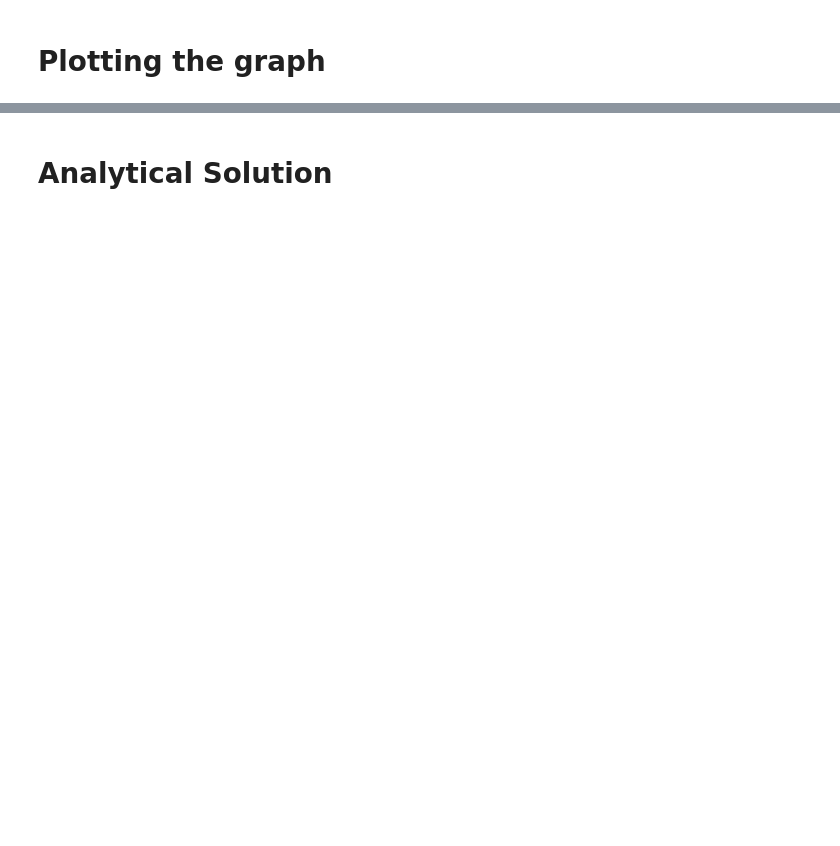
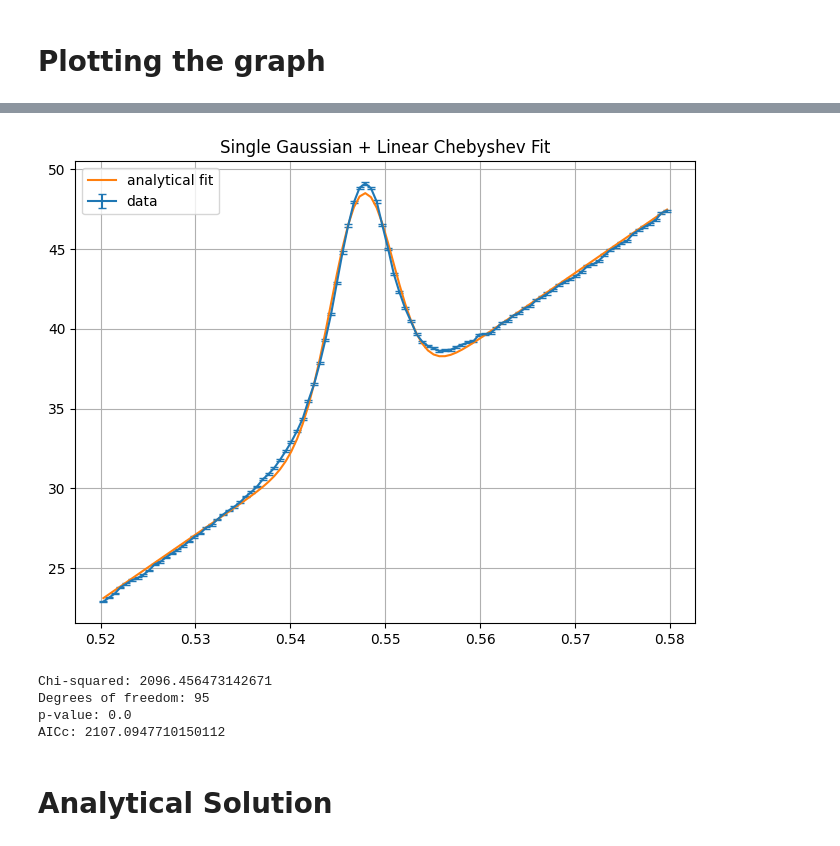
Before and after one commit to avantika2408/Data-Analysis-and-Model-Fitting, a Jupyter notebook: mcmc.ipynb, the cells around one changed output, grey strips where cells are left out. Saved outputs shown, nothing was run; the diff lists cells and outputs as text; code cells hidden in the pictures; blank space fills up the shorter version.

```diff
--- a/mcmc.ipynb
+++ b/mcmc.ipynb
@@ -60,4 +63,51 @@ len(x)
 100
+# %%
+def single(x, *gaussCheby):
+    A1, mu1,sig1,a0, a1 = gaussCheby
+    gauss1 = A1 * np.exp(-((x - mu1)**2) / (2 * sig1**2))
+    # Fixed: Added "-" before exponent
+
+    cheby = a0 + a1 * x
+
+    return gauss1+ + cheby
+
+singleparam, _ = curve_fit(single,x,y,sigma=err, absolute_sigma=True,p0 = [12, .547, 0.01, 12.5, 500])
+def chi2(y, data, sigma,x):
+    chi = np.sum(((data-y)/sigma)**2)
+    dof = len(x) - 8
+    return chi
+
+from scipy.stats import chi2 as chi2_dist
+
+chi2_val = chi2(y, single(x,  *singleparam), err, x)
+dof = len(x) - len(singleparam)
+
+p_value = chi2_dist.sf(chi2_val, dof)  # This gives the p-value
+plt.figure(figsize=(8,6))
+plt.errorbar(x, y, yerr = err, capsize=3, label = "data")
+plt.plot(x, single(x,*singleparam), label = "analytical fit")
+plt.title("Single Gaussian + Linear Chebyshev Fit")
+
+plt.grid()
+plt.legend()
+plt.show()
+print("Chi-squared:", chi2_val)
+print("Degrees of freedom:", dof)
+print("p-value:", p_value)
+# Compute AIC and AICc
+m = len(singleparam)  # Number of parameters in triplegauss
+n = len(x)            # Number of data points
+
+
+aicc = chi2_val + (2 * m * n) / (n - m - 1)
+
+print("AICc:", aicc)
+# %% [output]
+[figure, added]
+Chi-squared: 2096.456473142671
+Degrees of freedom: 95
+p-value: 0.0
+AICc: 2107.0947710150112
 # %% [markdown]
 # Analytical Solution
 # %%
```
Also changed, not shown: parts of 12 cells of this notebook.
